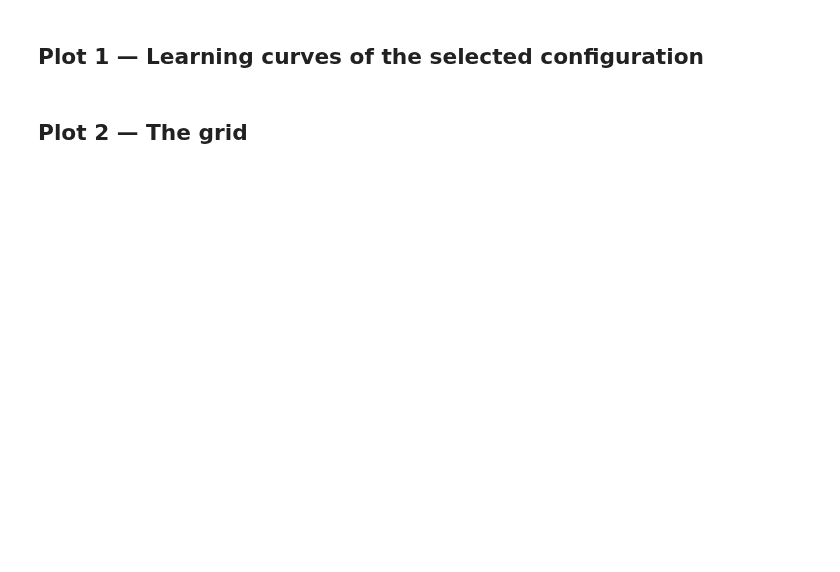
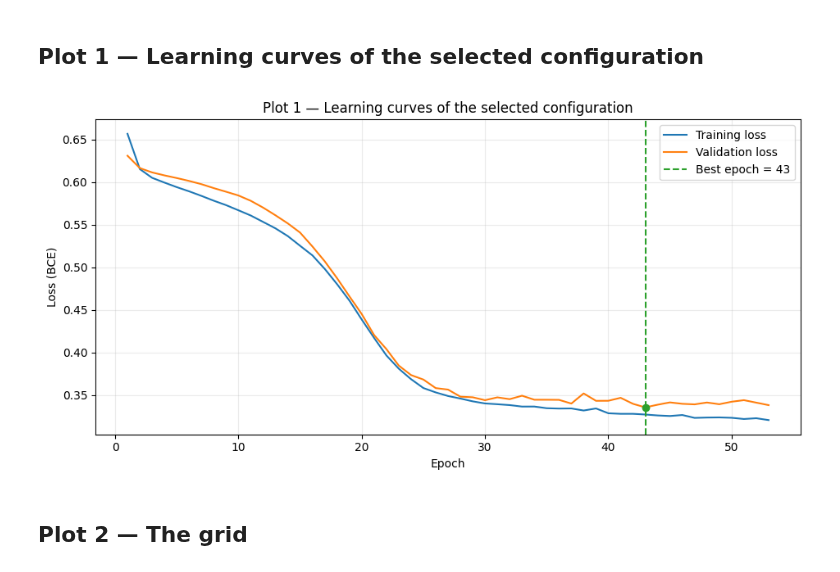
Before and after one commit to yeonnnnni/machine-learning-project, a Jupyter notebook: lab04_2_pytorch/notebooks/lab04_2_visualization.ipynb, the cells around one changed output. Drawn from its saved outputs; the diff is of its cells as text; code cells hidden in the pictures; blank space fills up the shorter version.

```diff
--- a/lab04_2_pytorch/notebooks/lab04_2_visualization.ipynb
+++ b/lab04_2_pytorch/notebooks/lab04_2_visualization.ipynb
@@ -40,2 +40,41 @@ best, results['val'], results['test']
+# %%
+# ============ TODO (Plot 1) ============
+# Plot history['train_loss'] and history['val_loss'] against the epoch number (starting at 1).
+# Mark history['best_epoch'] with a vertical dashed line. Title + axis labels + legend.
+
+# epoch 번호와 최적 epoch 준비
+epochs = np.arange(1, len(history["train_loss"]) + 1)
+best_epoch = history["best_epoch"]
+
+# 학습 손실과 검증 손실을 같은 축에 표시
+fig, ax = plt.subplots(figsize=(9.5, 4.8))
+ax.plot(epochs, history["train_loss"], label="Training loss", color="tab:blue")
+ax.plot(epochs, history["val_loss"], label="Validation loss", color="tab:orange")
+
+# 최적 epoch를 세로 점선과 검증 손실의 점으로 표시
+ax.axvline(
+    best_epoch, color="tab:green", linestyle="--",
+    label=f"Best epoch = {best_epoch}",
+)
+ax.scatter(
+    best_epoch, history["val_loss"][best_epoch - 1],
+    color="tab:green", zorder=3,
+)
+
+# 노트북의 해당 그림 제목을 그대로 사용
+ax.set_title("Plot 1 — Learning curves of the selected configuration")
+ax.set_xlabel("Epoch")
+ax.set_ylabel("Loss (BCE)")
+ax.legend()
+ax.grid(alpha=0.25)
+ax.set_axisbelow(True)
+
+# 그림 저장 후 노트북에 표시
+fig.tight_layout()
+fig.savefig("fig1.png", dpi=300, bbox_inches="tight")
+plt.show()
+# =======================================
+# %% [output]
+[figure, added]
 # %% [markdown]
 ## Plot 2 — The grid
```
Also changed, not shown: parts of 6 cells of this notebook, 27 other files.
